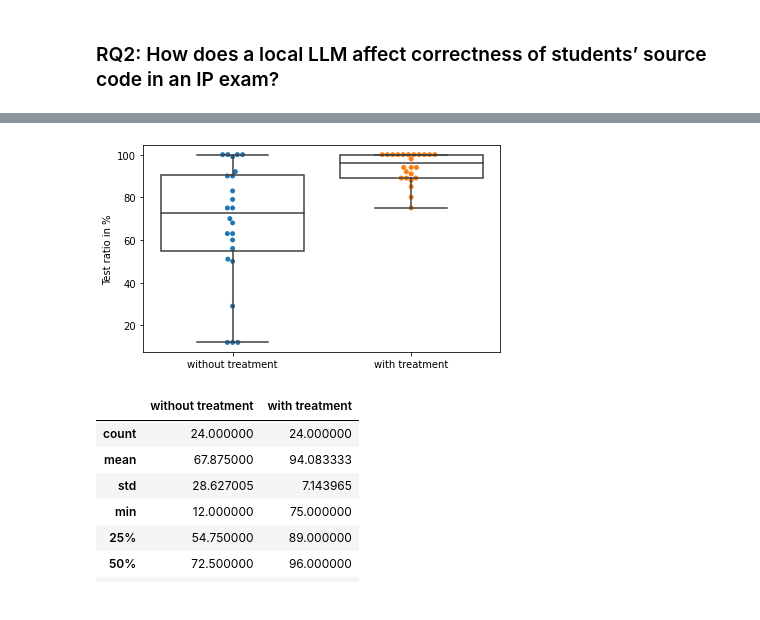
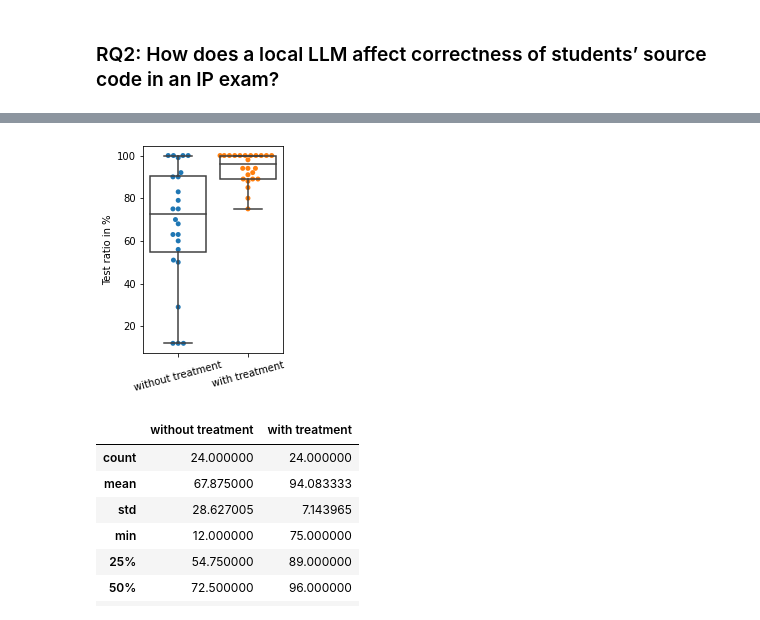
Before and after one commit to HelgeCPH/local_llm_experiment_setup, a Jupyter notebook: Analysis.ipynb, the cells around one changed output, grey strips where cells are left out. Saved outputs shown, nothing was run; the diff lists cells and outputs as text; code cells hidden in the pictures.

```diff
--- a/Analysis.ipynb
+++ b/Analysis.ipynb
@@ -342,18 +337,19 @@ plt.savefig("images/test_ratio_comparison.pdf", bbox_inches="tight")
 # %%
 df_test_ratios_with_treatment = df[df.llm_support == True].groupby("experiment_subject")["test_ratio"].first().reset_index()
 df_test_ratios_with_treatment["treatment"] = "with treatment"
 df_test_ratios_wo_treatment = df[df.llm_support == False].groupby("experiment_subject")["test_ratio"].first().reset_index()
 df_test_ratios_wo_treatment["treatment"] = "without treatment"
 df_test_ratios = pd.concat((df_test_ratios_wo_treatment, df_test_ratios_with_treatment), axis=0, ignore_index=True)
 
-plt.figure(figsize=(6.4, 3.8))
+plt.figure(figsize=(2.5, 3.8))
 p1 = sns.boxplot(data=df_test_ratios, x="treatment", y="test_ratio", boxprops={"facecolor": "None"})
 p2 = sns.swarmplot(data=df_test_ratios, x="treatment", y="test_ratio", zorder=.5)
 p1.set(xlabel=None)
 p1.set(ylabel="Test ratio in %")
+plt.xticks(rotation=15)
 plt.savefig("images/test_ratio_comparison_boxplot.pdf", bbox_inches="tight")
 # %% [output]
-[figure, old version]
+[figure, new version]
 # %%
 df_test_ratios = pd.merge(df_test_ratios_with_treatment, df_test_ratios_wo_treatment, on="experiment_subject")
 df_test_ratios.rename(columns={"test_ratio_x": "with treatment", "test_ratio_y": "without treatment"}, inplace=True)
```
Also changed, not shown: parts of 10 cells of this notebook, 11 other files.
